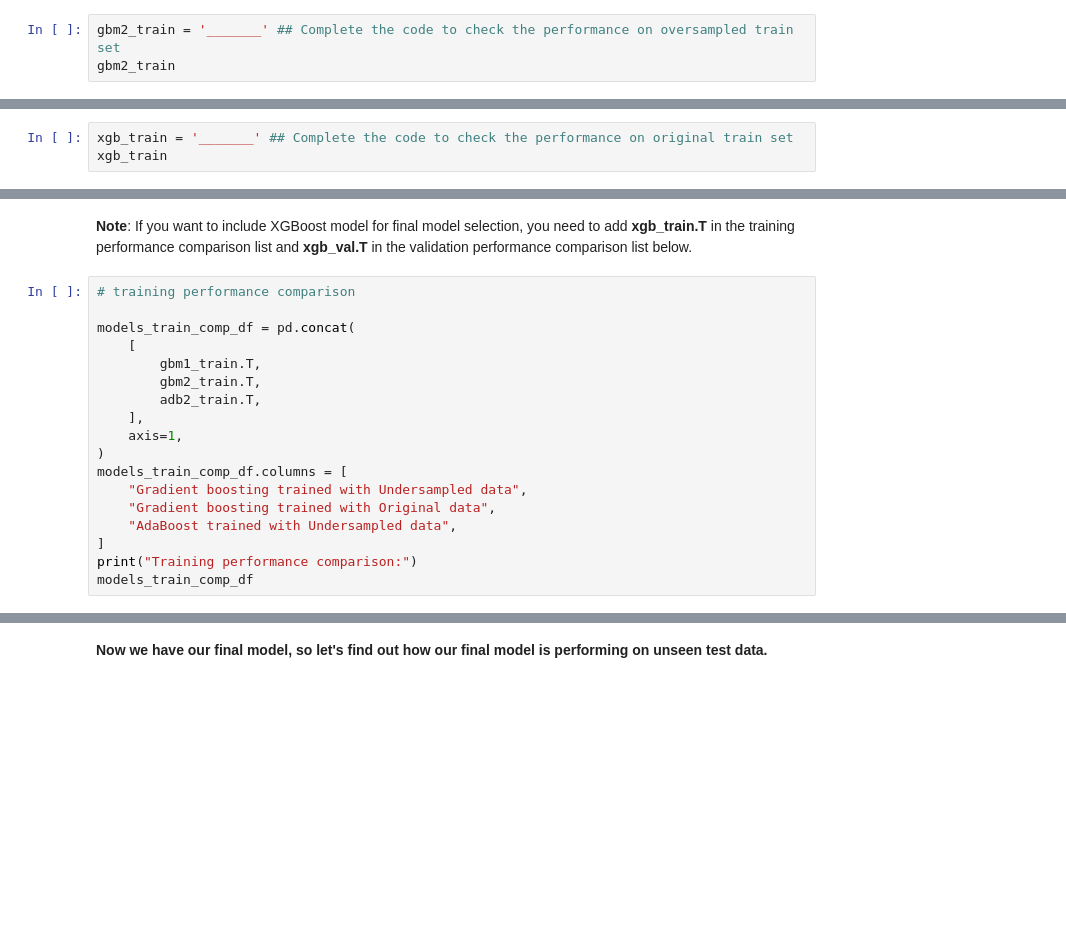
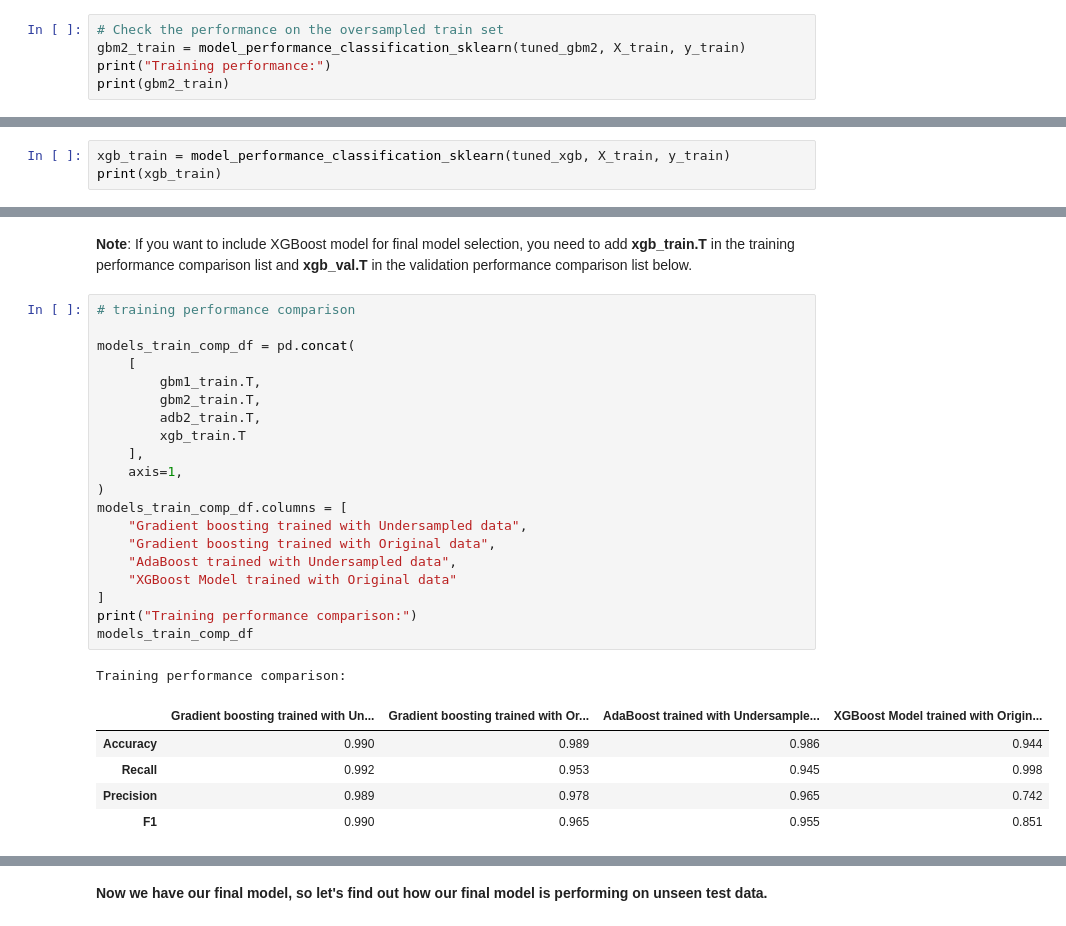
Before and after one commit to FoxHoundOps/PGP-AI-ML, a Jupyter notebook: project3/ETMT_Project_LearnerNotebook_LowCode.ipynb, the cells around one changed output, grey strips where cells are left out. Drawn from its saved outputs; the diff is of its cells as text; blank space fills up the shorter version.

```diff
--- a/project3/ETMT_Project_LearnerNotebook_LowCode.ipynb
+++ b/project3/ETMT_Project_LearnerNotebook_LowCode.ipynb
@@ -1001,3 +1497,5 @@ tuned_gbm2.fit(X_train, y_train)
 # %%
-gbm2_train = '_______' ## Complete the code to check the performance on oversampled train set
-gbm2_train
+# Check the performance on the oversampled train set
+gbm2_train = model_performance_classification_sklearn(tuned_gbm2, X_train, y_train)
+print("Training performance:")
+print(gbm2_train)
@@ -1047,3 +1571,3 @@ tuned_xgb.fit(X_train, y_train)
 # %%
-xgb_train = '_______' ## Complete the code to check the performance on original train set
-xgb_train
+xgb_train = model_performance_classification_sklearn(tuned_xgb, X_train, y_train)
+print(xgb_train)
@@ -1057,18 +1591,27 @@ xgb_val
 # %%
 # training performance comparison
 
 models_train_comp_df = pd.concat(
     [
         gbm1_train.T,
         gbm2_train.T,
         adb2_train.T,
+        xgb_train.T
     ],
     axis=1,
 )
 models_train_comp_df.columns = [
     "Gradient boosting trained with Undersampled data",
     "Gradient boosting trained with Original data",
     "AdaBoost trained with Undersampled data",
+    "XGBoost Model trained with Original data"
 ]
 print("Training performance comparison:")
 models_train_comp_df
+# %% [output]
+Training performance comparison:
+|  | Gradient boosting trained with Un... | Gradient boosting trained with Or... | AdaBoost trained with Undersample... | XGBoost Model trained with Origin... |
+| Accuracy | 0.990 | 0.989 | 0.986 | 0.944 |
+| Recall | 0.992 | 0.953 | 0.945 | 0.998 |
+| Precision | 0.989 | 0.978 | 0.965 | 0.742 |
+| F1 | 0.990 | 0.965 | 0.955 | 0.851 |
```
Also changed, not shown: parts of 103 cells of this notebook.
